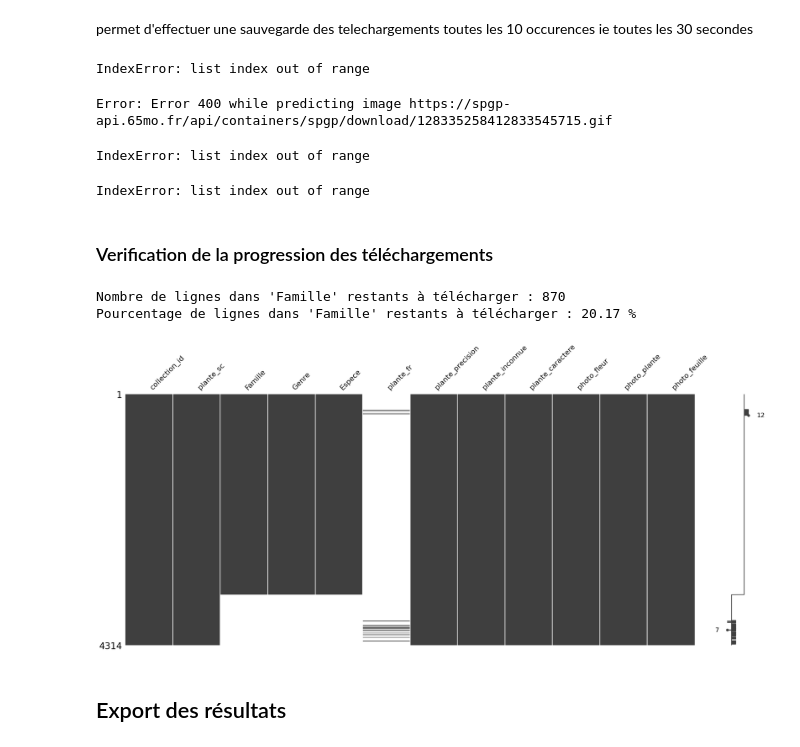
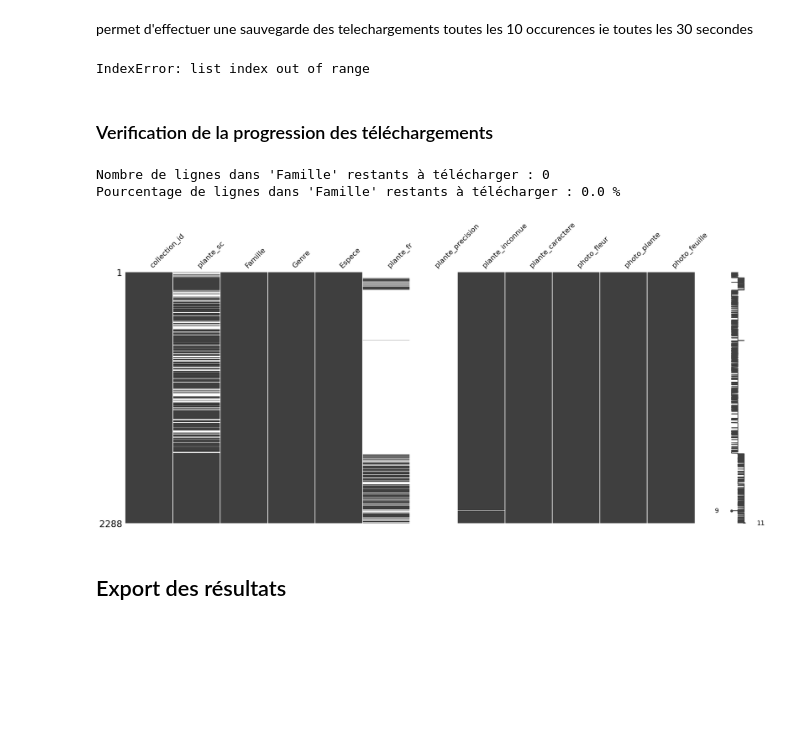
Before and after one commit to juldpnt/fil-rouge-pollinisateurs, a Jupyter notebook: notebooks/plantnet_pipeline.ipynb, the cells around one changed output. Cells and saved outputs as stored; diff of their text form; code cells hidden in the pictures; blank space fills up the shorter version.

```diff
--- a/notebooks/plantnet_pipeline.ipynb
+++ b/notebooks/plantnet_pipeline.ipynb
@@ -236,13 +236,10 @@ def pipeline(df_name, n):
             break
 # %% [markdown]
 permet d'effectuer une sauvegarde des telechargements toutes les 10 occurences ie toutes les 30 secondes
-# %%
-pipeline('plantes_precision_labelled', 87)
-# %% [output]
-IndexError: list index out of range
-Error: Error 400 while predicting image https://spgp-api.65mo.fr/api/containers/spgp/download/128335258412833545715.gif
-IndexError: list index out of range
-IndexError: list index out of range
+# %%
+pipeline('plantes_precision_unlabelled', 26)
+# %% [output]
+IndexError: list index out of range
 # %% [markdown]
 ### Verification de la progression des téléchargements
 # %%
@@ -268,9 +265,9 @@ save_dataframe(plantes_precision_labelled, "plantes_precision_labelled")
 # %%
-verification_progression('plantes_precision_labelled')
+verification_progression('plantes_precision_unlabelled')
 # %% [output]
-Nombre de lignes dans 'Famille' restants à télécharger : 870
-Pourcentage de lignes dans 'Famille' restants à télécharger : 20.17 %
+Nombre de lignes dans 'Famille' restants à télécharger : 0
+Pourcentage de lignes dans 'Famille' restants à télécharger : 0.0 %
-[figure, old version]
+[figure, new version]
 # %% [markdown]
 ## Export des résultats
 # %%
```
Also changed, not shown: parts of 3 cells of this notebook, 1 other file.
